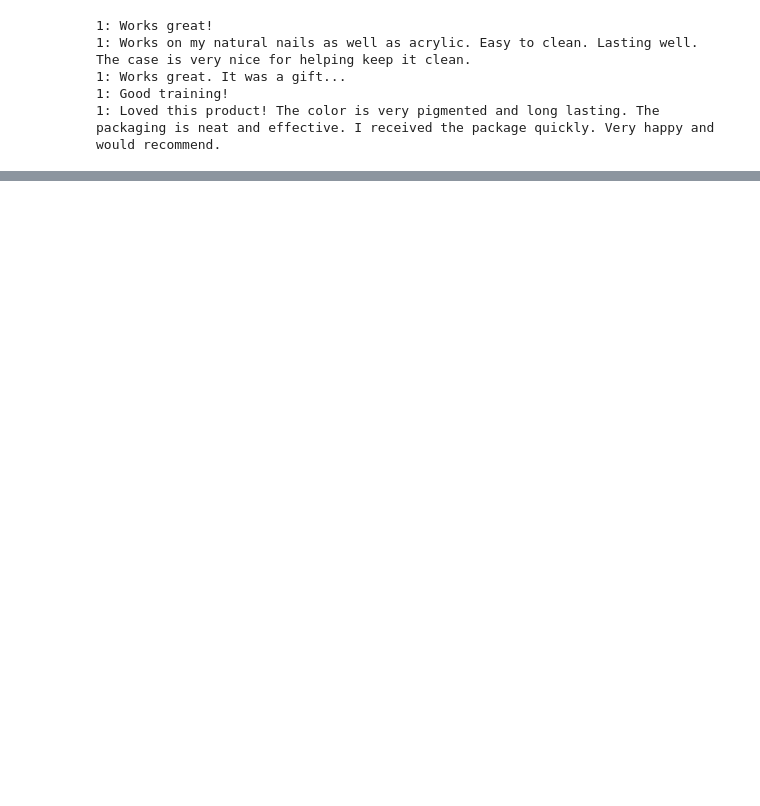
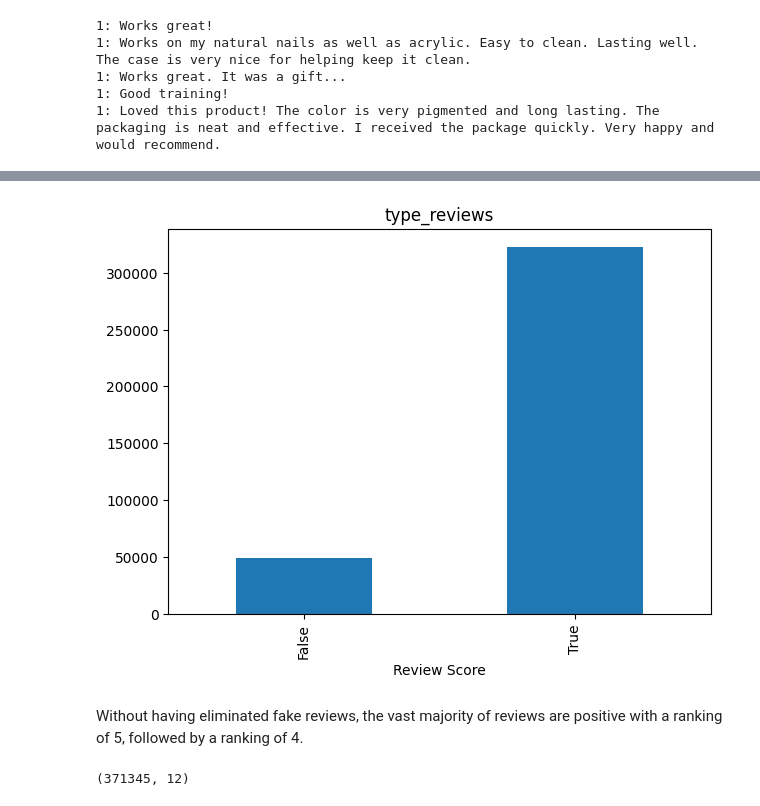
Before and after one commit to Ars030203/DNMA23-Proj, a Jupyter notebook: model_tes1.ipynb, the cells around one changed output, grey strips where cells are left out. Cells and saved outputs as stored; diff of their text form; code cells hidden in the pictures; blank space fills up the shorter version.

```diff
--- a/model_tes1.ipynb
+++ b/model_tes1.ipynb
@@ -106,0 +108,15 @@ plt.show()
+# %%
+ax = df['verified'].value_counts().sort_index()\
+    .plot(kind= 'bar',
+    title = 'type_reviews',
+    figsize=(7,5))
+ax.set_xlabel('Review Score')
+plt.show()
+# %% [output]
+[figure, added]
+# %% [markdown]
+Without having eliminated fake reviews, the vast majority of reviews are positive with a ranking of 5, followed by a ranking of 4.
+# %%
+df.shape
+# %% [output]
+(371345, 12)
```
Also changed, not shown: parts of 8 cells of this notebook.
